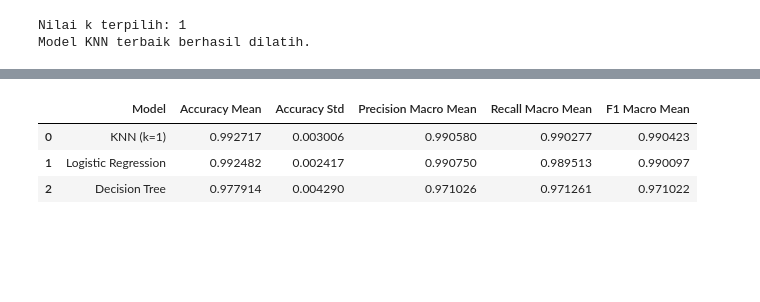
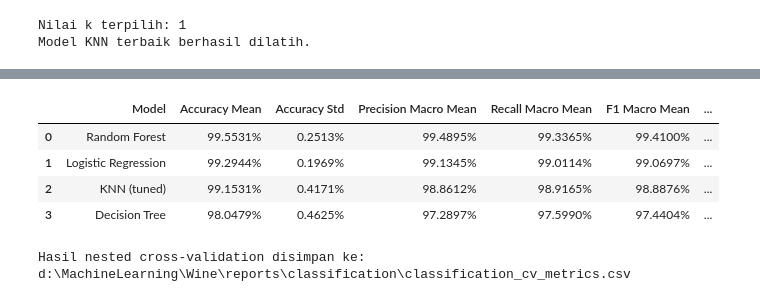
Before and after one commit to Lordzyy43/wineML, a Jupyter notebook: notebooks/03_classification_wine_type.ipynb, the cells around one changed output, grey strips where cells are left out. Saved outputs shown, nothing was run; the diff lists cells and outputs as text; code cells hidden in the pictures; blank space fills up the shorter version.

```diff
--- a/notebooks/03_classification_wine_type.ipynb
+++ b/notebooks/03_classification_wine_type.ipynb
@@ -664,7 +530,7 @@ Cross-validation digunakan untuk mengevaluasi kestabilan performa model pada beb
 Evaluasi dilakukan pada data latih. Data uji tetap dipisahkan untuk menjaga independensi evaluasi akhir. Metrik yang digunakan adalah accuracy, precision macro, recall macro, dan F1-score macro.
 # %%
 
-# 10.1 Cross-validation pada data latih
+# 7.1 Cross-validation baseline pada data latih
 
 from sklearn.model_selection import StratifiedKFold, cross_validate
 
@@ -678,6 +544,7 @@ models_cv = {
     "Logistic Regression": model_lr,
     "Decision Tree": model_dt,
     "KNN (k=5)": model_knn,
+    "Random Forest": rf_model,
 }
 
 scoring = {
@@ -1025,48 +880,69 @@ Dengan demikian, KNN dengan \(k=1\) menjadi model dengan performa tertinggi pada
 # %%
+# 10.1 Cross-validation final dengan evaluasi nested untuk tuning KNN
 
-# 14. Cross-validation akhir dengan parameter KNN terbaik
+from sklearn.model_selection import GridSearchCV, StratifiedKFold, cross_validate
+
+outer_cv = StratifiedKFold(n_splits=5, shuffle=True, random_state=42)
+inner_cv = StratifiedKFold(n_splits=5, shuffle=True, random_state=43)
+knn_search = GridSearchCV(
+    estimator=Pipeline([
+        ("scaler", StandardScaler()),
+        ("classifier", KNeighborsClassifier())
+    ]),
+    param_grid={"classifier__n_neighbors": list(k_values)},
+    scoring="f1_macro",
+    cv=inner_cv,
+    n_jobs=1,
+    refit=True,
+)
 
 models_final_cv = {
     "Logistic Regression": model_lr,
     "Decision Tree": model_dt,
-    "KNN (k=1)": best_knn
+    "KNN (tuned)": knn_search,
+    "Random Forest": rf_model,
+}
+scoring = {
+    "accuracy": "accuracy",
+    "precision_macro": "precision_macro",
+    "recall_macro": "recall_macro",
+    "f1_macro": "f1_macro",
 }
 
-cv_results_final = []
-
+cv_rows = []
 for model_name, model in models_final_cv.items():
     scores = cross_validate(
-        model,
-        X_train,
-        y_train,
-        cv=cv,
-        scoring={
-            "accuracy": "accuracy",
-            "precision_macro": "precision_macro",
-            "recall_macro": "recall_macro",
-            "f1_macro": "f1_macro"
-        },
-        n_jobs=-1
+        model, X_train, y_train, cv=outer_cv, scoring=scoring,
+        n_jobs=-1, error_score="raise",
     )
-
-    cv_results_final.append({
+    cv_rows.append({
         "Model": model_name,
         "Accuracy Mean": scores["test_accuracy"].mean(),
         "Accuracy Std": scores["test_accuracy"].std(),
         "Precision Macro Mean": scores["test_precision_macro"].mean(),
         "Recall Macro Mean": scores["test_recall_macro"].mean(),
-        "F1 Macro Mean": scores["test_f1_macro"].mean()
+        "F1 Macro Mean": scores["test_f1_macro"].mean(),
+        "F1 Macro Std": scores["test_f1_macro"].std(),
+        "CV Design": "5-fold outer CV; nested 5-fold KNN tuning",
     })
 
-cv_final_df = pd.DataFrame(cv_results_final)
+cv_final_df = pd.DataFrame(cv_rows).sort_values(
+    "F1 Macro Mean", ascending=False
+).reset_index(drop=True)
+CV_METRICS_PATH = REPORT_DIR / "classification_cv_metrics.csv"
+cv_final_df.to_csv(CV_METRICS_PATH, index=False)
 
-cv_final_df.sort_values(
-    by="F1 Macro Mean",
-    ascending=False
-).reset_index(drop=True)
+display(cv_final_df.style.format({
+    "Accuracy Mean": "{:.4%}", "Accuracy Std": "{:.4%}",
+    "Precision Macro Mean": "{:.4%}", "Recall Macro Mean": "{:.4%}",
+    "F1 Macro Mean": "{:.4%}", "F1 Macro Std": "{:.4%}",
+}))
+print("Hasil nested cross-validation disimpan ke:", CV_METRICS_PATH)
 # %% [output]
-|  | Model | Accuracy Mean | Accuracy Std | Precision Macro Mean | Recall Macro Mean | F1 Macro Mean |
-| 0 | KNN (k=1) | 0.992717 | 0.003006 | 0.990580 | 0.990277 | 0.990423 |
-| 1 | Logistic Regression | 0.992482 | 0.002417 | 0.990750 | 0.989513 | 0.990097 |
-| 2 | Decision Tree | 0.977914 | 0.004290 | 0.971026 | 0.971261 | 0.971022 |
+|  | Model | Accuracy Mean | Accuracy Std | Precision Macro Mean | Recall Macro Mean | F1 Macro Mean | ... |
+| 0 | Random Forest | 99.5531% | 0.2513% | 99.4895% | 99.3365% | 99.4100% | ... |
+| 1 | Logistic Regression | 99.2944% | 0.1969% | 99.1345% | 99.0114% | 99.0697% | ... |
+| 2 | KNN (tuned) | 99.1531% | 0.4171% | 98.8612% | 98.9165% | 98.8876% | ... |
+| 3 | Decision Tree | 98.0479% | 0.4625% | 97.2897% | 97.5990% | 97.4404% | ... |
+Hasil nested cross-validation disimpan ke: d:\MachineLearning\Wine\reports\classification\classification_cv_metrics.csv
 # %% [markdown]
```
Also changed, not shown: parts of 45 cells of this notebook, 5 other files.
